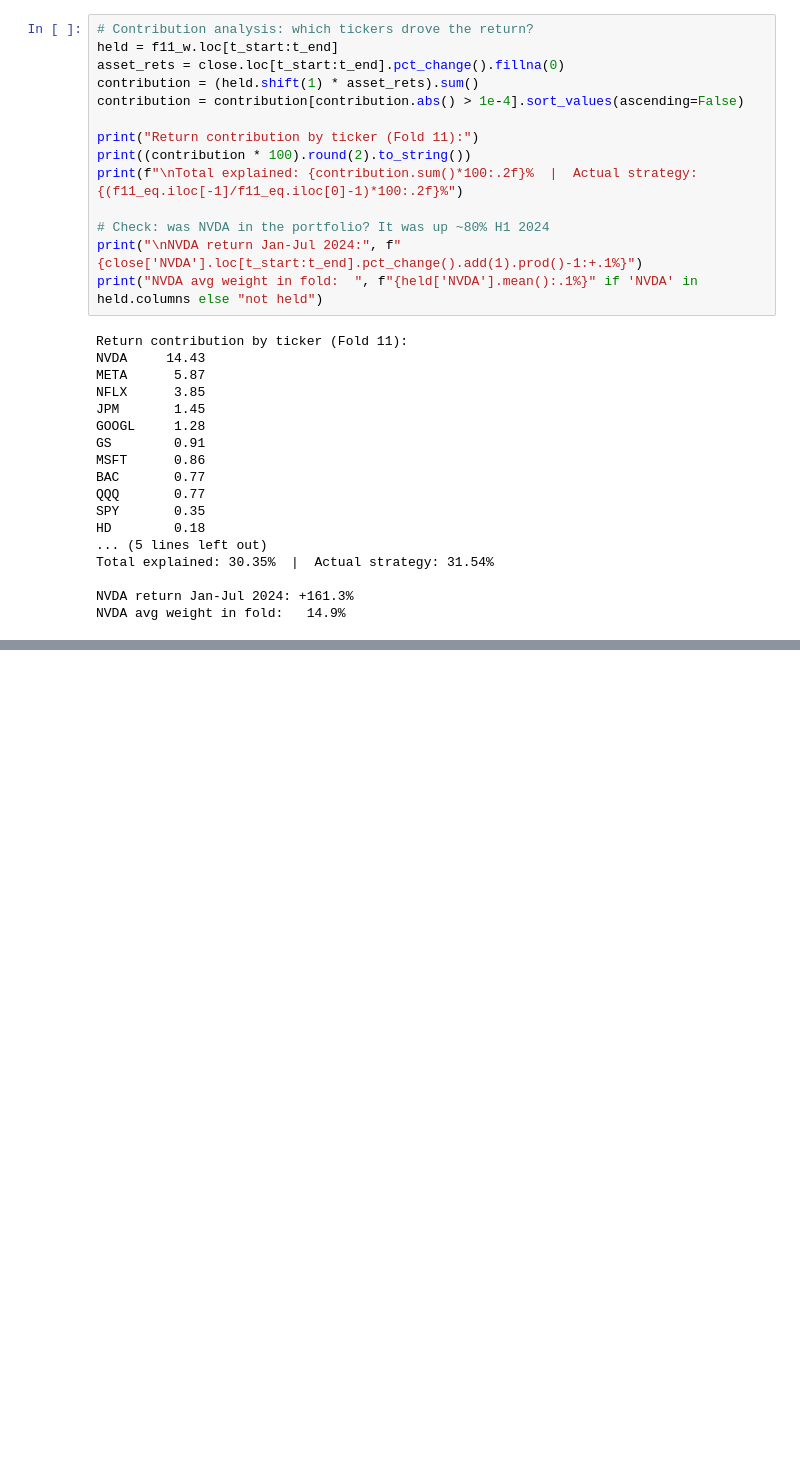
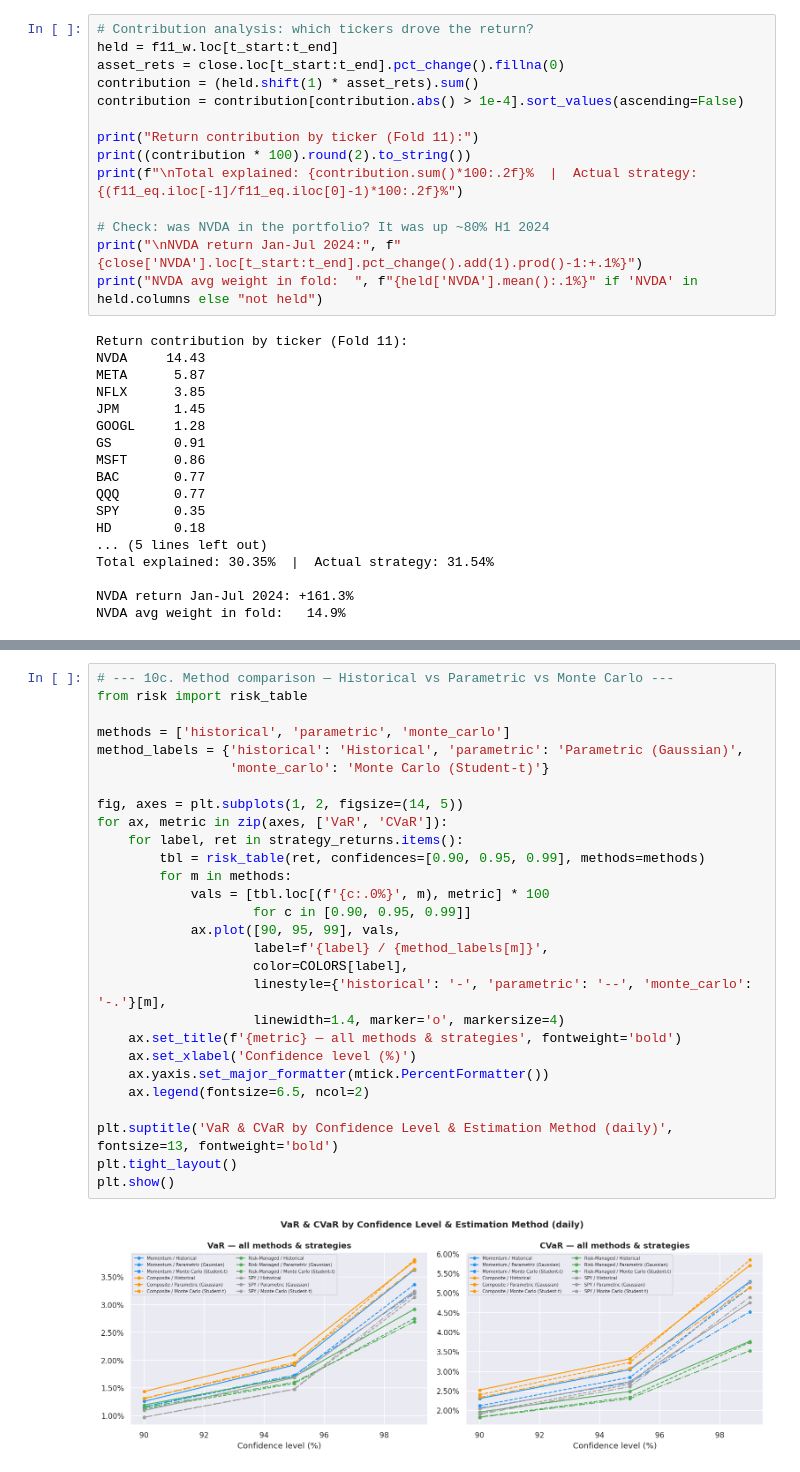
Before and after one commit to riccardo03/Backtest, a Jupyter notebook: quant-backtest/notebooks/analysis.ipynb, the cells around one changed output, grey strips where cells are left out. Drawn from its saved outputs; the diff is of its cells as text; blank space fills up the shorter version.

```diff
--- a/quant-backtest/notebooks/analysis.ipynb
+++ b/quant-backtest/notebooks/analysis.ipynb
@@ -446,0 +537,30 @@ NVDA avg weight in fold:   14.9%
+# %%
+# --- 10c. Method comparison — Historical vs Parametric vs Monte Carlo ---
+from risk import risk_table
+
+methods = ['historical', 'parametric', 'monte_carlo']
+method_labels = {'historical': 'Historical', 'parametric': 'Parametric (Gaussian)',
+                 'monte_carlo': 'Monte Carlo (Student-t)'}
+
+fig, axes = plt.subplots(1, 2, figsize=(14, 5))
+for ax, metric in zip(axes, ['VaR', 'CVaR']):
+    for label, ret in strategy_returns.items():
+        tbl = risk_table(ret, confidences=[0.90, 0.95, 0.99], methods=methods)
+        for m in methods:
+            vals = [tbl.loc[(f'{c:.0%}', m), metric] * 100
+                    for c in [0.90, 0.95, 0.99]]
+            ax.plot([90, 95, 99], vals,
+                    label=f'{label} / {method_labels[m]}',
+                    color=COLORS[label],
+                    linestyle={'historical': '-', 'parametric': '--', 'monte_carlo': '-.'}[m],
+                    linewidth=1.4, marker='o', markersize=4)
+    ax.set_title(f'{metric} — all methods & strategies', fontweight='bold')
+    ax.set_xlabel('Confidence level (%)')
+    ax.yaxis.set_major_formatter(mtick.PercentFormatter())
+    ax.legend(fontsize=6.5, ncol=2)
+
+plt.suptitle('VaR & CVaR by Confidence Level & Estimation Method (daily)', fontsize=13, fontweight='bold')
+plt.tight_layout()
+plt.show()
+# %% [output]
+[figure, added]
```
Also changed, not shown: parts of 22 cells of this notebook, 4 other files.
